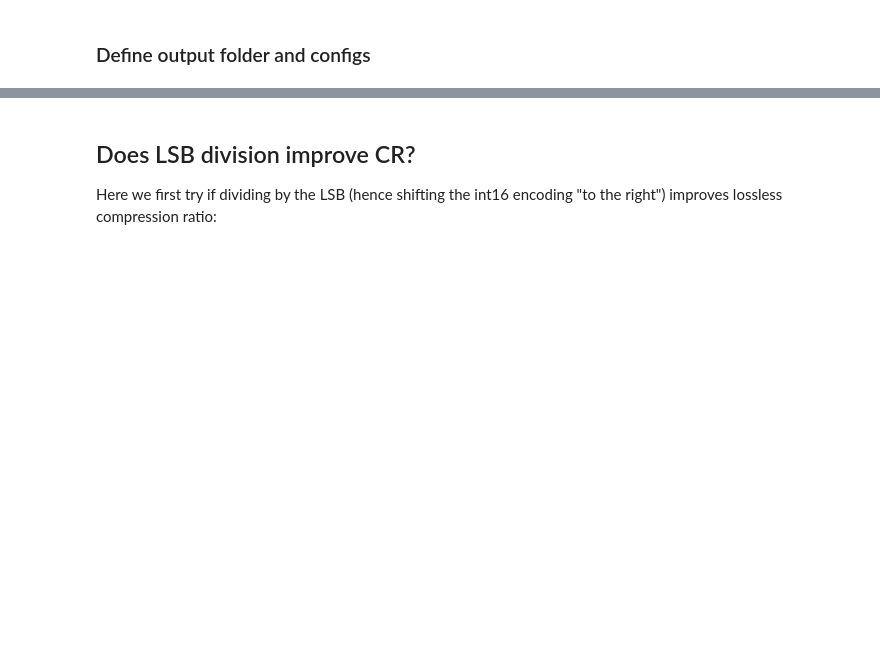
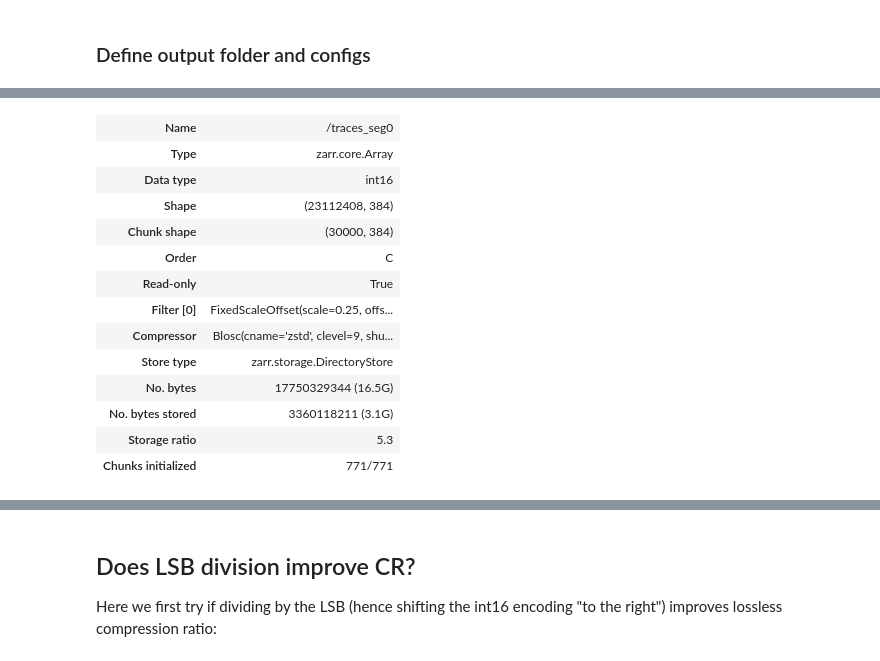
Before and after one commit to AllenNeuralDynamics/ephys-compression, a Jupyter notebook: notebooks/zarr-compression.ipynb, the cells around one changed output, grey strips where cells are left out. Cells and saved outputs as stored; diff of their text form; code cells hidden in the pictures; blank space fills up the shorter version.

```diff
--- a/notebooks/zarr-compression.ipynb
+++ b/notebooks/zarr-compression.ipynb
@@ -233,0 +316,17 @@ blosc.use_threads = True
+# %%
+rec_zarr_int8._recording_segments[0]._timeseries.info
+# %% [output]
+| Name | /traces_seg0 |
+| Type | zarr.core.Array |
+| Data type | int16 |
+| Shape | (23112408, 384) |
+| Chunk shape | (30000, 384) |
+| Order | C |
+| Read-only | True |
+| Filter [0] | FixedScaleOffset(scale=0.25, offs... |
+| Compressor | Blosc(cname='zstd', clevel=9, shu... |
+| Store type | zarr.storage.DirectoryStore |
+| No. bytes | 17750329344 (16.5G) |
+| No. bytes stored | 3360118211 (3.1G) |
+| Storage ratio | 5.3 |
+| Chunks initialized | 771/771 |
```
Also changed, not shown: parts of 62 cells of this notebook, 14 other files.
